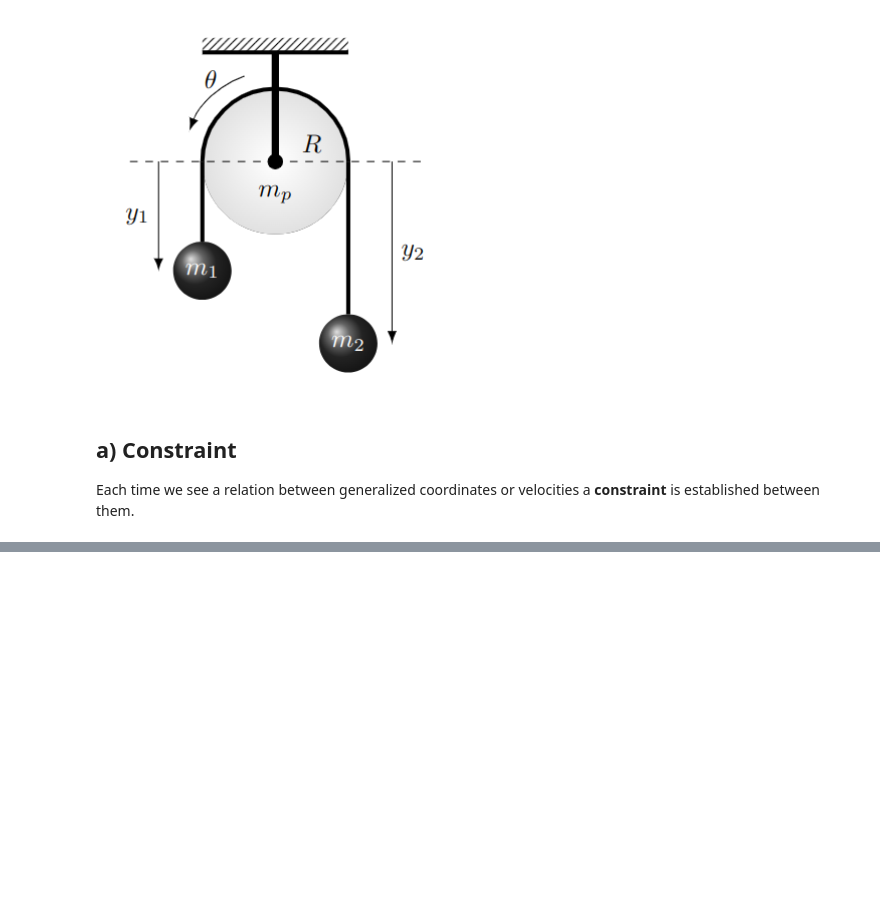
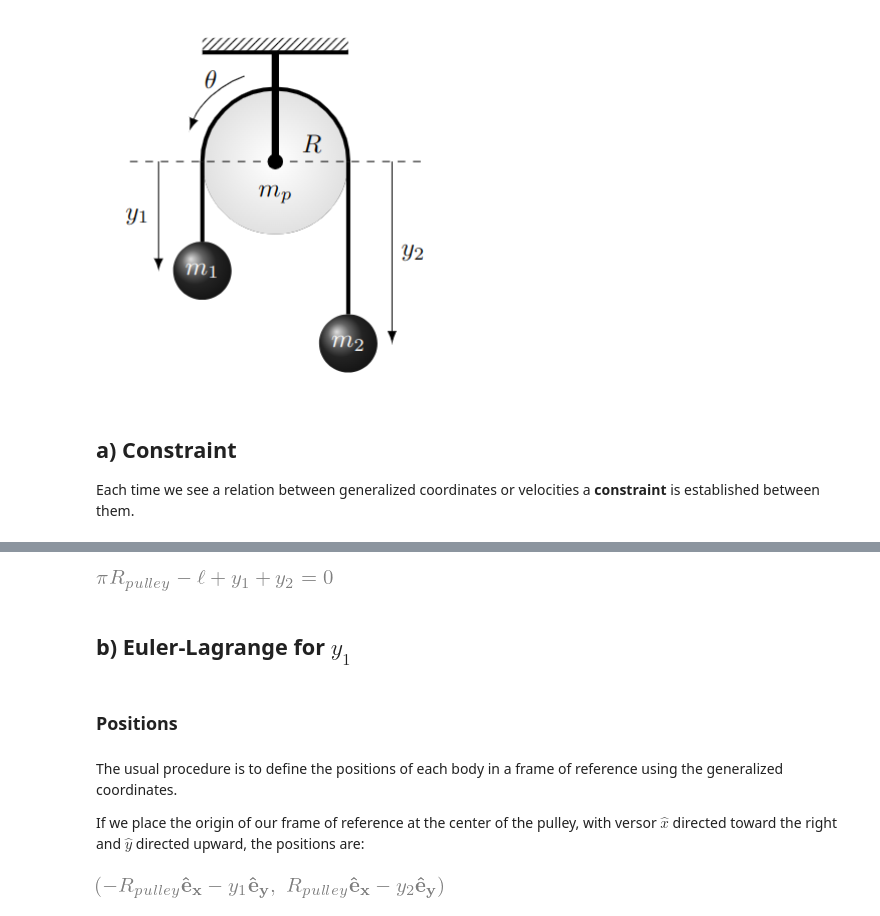
Before and after one commit to unlam/ComputationalAnalyticalMechanics, a Jupyter notebook: 04Constraints/atwoodConstraint.ipynb, the cells around one changed output, grey strips where cells are left out. Drawn from its saved outputs; the diff is of its cells as text; code cells hidden in the pictures; blank space fills up the shorter version.

Commit message:
04 working on constraint

```diff
--- a/04Constraints/atwoodConstraint.ipynb
+++ b/04Constraints/atwoodConstraint.ipynb
@@ -250,0 +43,14 @@ Es decir...
+# %%
+y1, y2 = me.dynamicsymbols('y_1, y_2')
+constraint_lengthString = sm.Eq(y1+ y2 + sm.pi* pulley_R - l, 0 ) # constraint l as an homogeneous equation
+constraint_lengthString
+# %% [output]
+[figure, added]
+# %% [markdown]
+## b) Euler-Lagrange for $y_1$
+# %% [markdown]
+### Positions
+# %% [markdown]
+The usual procedure is to define the positions of each body in a frame of reference using the generalized coordinates.
+
+If we place the origin of our frame of reference at the center of the pulley, with versor $\hat{x}$ directed toward the right and $\hat{y}$ directed upward, the positions are:
@@ -250,0 +60,6 @@ Es decir...
+# %%
+body1_r = (-pulley_R * e.x) + (-y1 * e.y) # position of mass 1
+body2_r = (pulley_R * e.x) + (-y2 * e.y) # position of mass 2
+body1_r, body2_r
+# %% [output]
+[figure, added]
```
Also changed, not shown: parts of 106 cells of this notebook, 4 other files.
